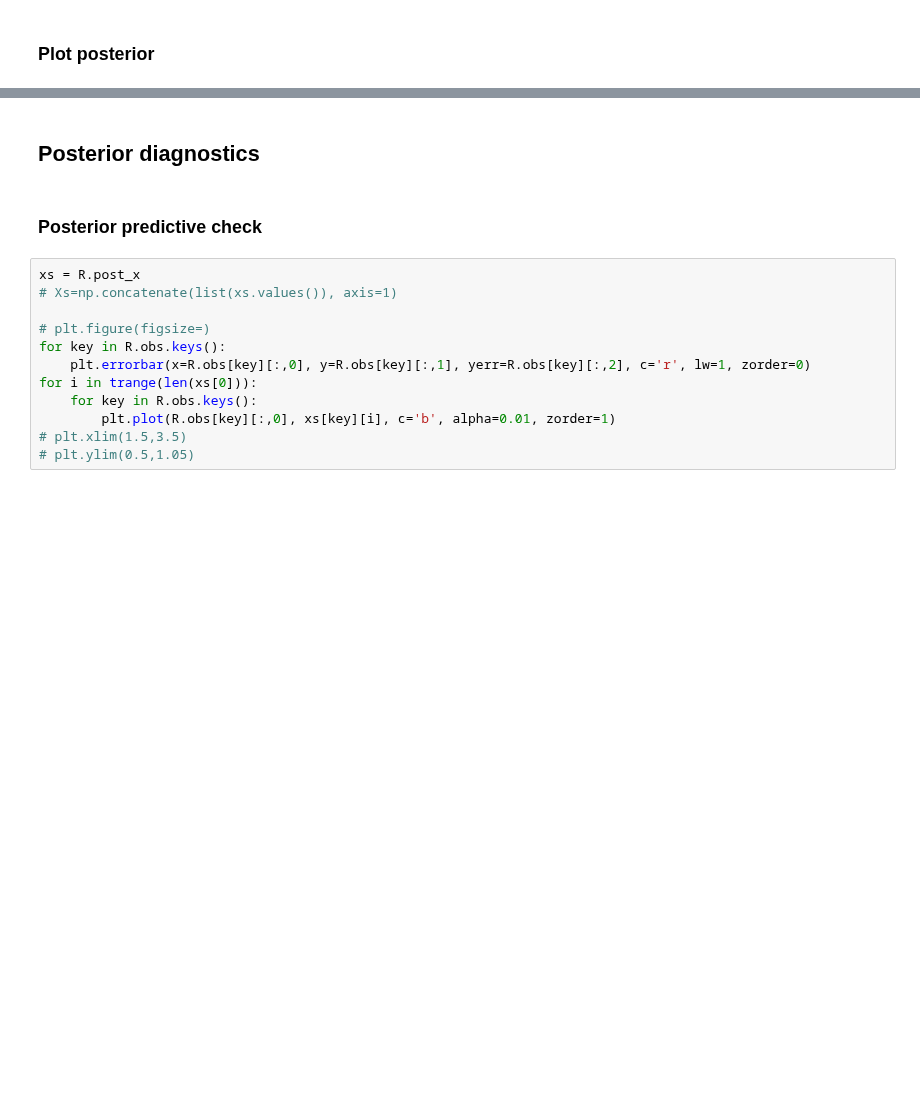
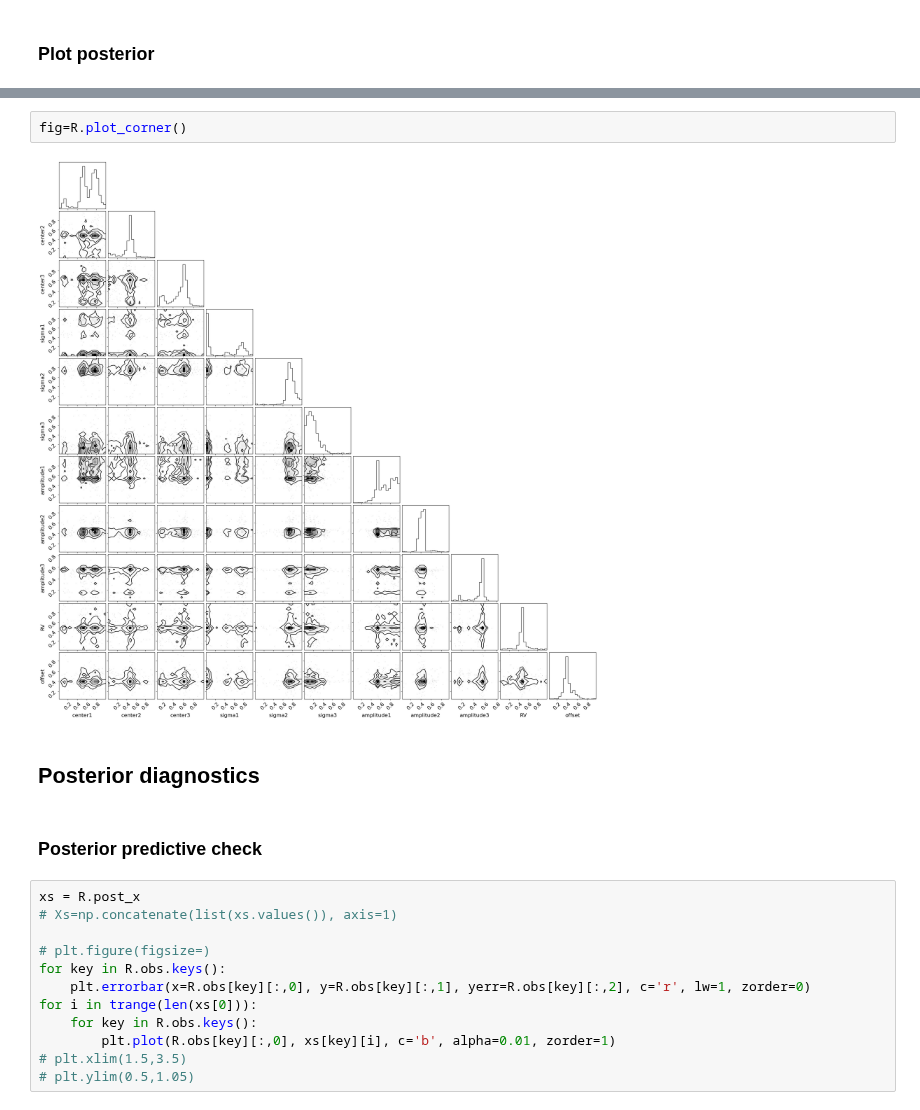
Before and after one commit to franciscoardevolmartinez/FlopPITy, a Jupyter notebook: examples/Example.ipynb, the cells around one changed output, grey strips where cells are left out. Cells and saved outputs as stored; diff of their text form; blank space fills up the shorter version.

Commit message:
moved plot_corner to flappity.py

```diff
--- a/examples/Example.ipynb
+++ b/examples/Example.ipynb
@@ -261,3 +221,7 @@ WARNING:root:Too few points to create valid contours
+# %%
+fig=R.plot_corner()
+# %% [output]
+[figure, added]
 # %% [markdown]
 ## Posterior diagnostics
 # %% [markdown]
```
Also changed, not shown: parts of 8 cells of this notebook, 4 other files.
